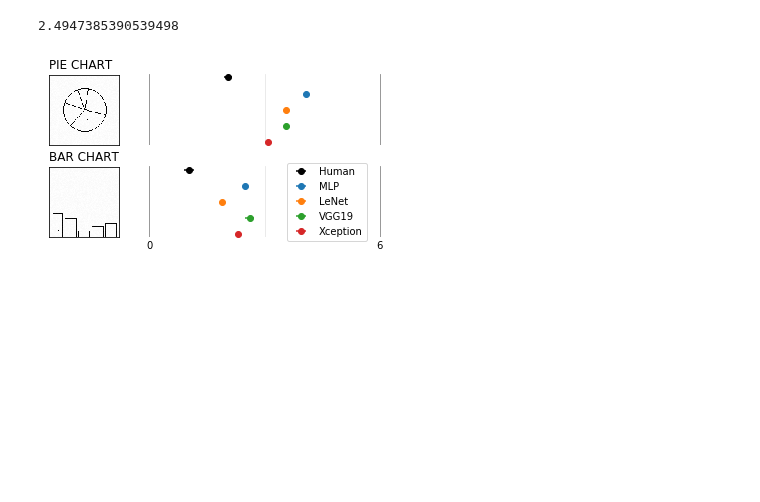
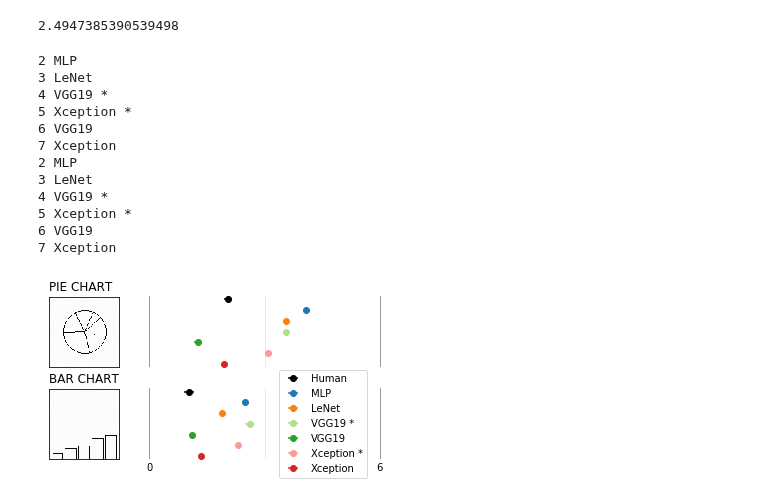
Before and after one commit to Rhoana/perception, a Jupyter notebook: IPY/Figure3_Analysis_BETTER_GFX.ipynb, the cells around one changed output. Saved outputs shown, nothing was run; the diff lists cells and outputs as text; code cells hidden in the pictures; blank space fills up the shorter version.

```diff
--- a/IPY/Figure3_Analysis_BETTER_GFX.ipynb
+++ b/IPY/Figure3_Analysis_BETTER_GFX.ipynb
@@ -19,6 +19,8 @@ reload(C)
 <module 'ClevelandMcGill' from '../EXP/ClevelandMcGill/__init__.pyc'>
 # %%
 RESULTS_DIR = '/n/regal/pfister_lab/PERCEPTION/RESULTS/'
+# %%
+RESULTS_DIR2 = '/n/regal/pfister_lab/PERCEPTION/RESULTS_FROM_SCRATCH//'
 # %%
 for subdir, _, _ in os.walk(RESULTS_DIR+'/C.Figure3.data_to_piechart'):
 #     print subdir
@@ -255,15 +339,15 @@ human_values.append((np.mean([v[0] for v in human_values]), np.mean([v[1] for v
 
 ## data
 no_samples = len(bar_stats[0][0])
-bar_data = [None]*4
-pie_data = [None]*4
-classifiers = ['MLP', 'LeNet', 'VGG19', 'Xception']
+bar_data = [None]*6
+pie_data = [None]*6
+classifiers = ['MLP', 'LeNet', 'VGG19 *', 'Xception *', 'VGG19', 'Xception']
 for i, c in enumerate(classifiers):
 
     bar_mlae_s = []
     pie_mlae_s = []
 
-    for sample in range(no_samples):
+    for sample in range(len(bar_stats[i][0])):
 
         # grab sample from both
         bar_mlae = bar_stats[i][0][sample]['MLAE']
@@ -274,6 +358,10 @@ for i, c in enumerate(classifiers):
 
     bar_data[i] = bar_mlae_s
     pie_data[i] = pie_mlae_s
+
+# swap vgg19 and xception *
+pie_data[3], pie_data[4] = pie_data[4], pie_data[3]
+bar_data[3], bar_data[4] = bar_data[4], bar_data[3]
 
 all_data = [pie_data, bar_data]
 
@@ -368,33 +456,66 @@ for row in range(rows):
         plt.xlim(0,6.1)
 
         ax = plt.gca()
         ax.spines['top'].set_visible(False)
         ax.spines['right'].set_visible(False)
         ax.spines['bottom'].set_visible(False)
         ax.spines['left'].set_visible(False)
 #         if row != 0:
         ax.get_yaxis().set_ticks([])
 #         else:
 #     #             print labels
 #             ax.get_yaxis().set_ticks(range(len(labels))) # we set the labels here
 #             ax.get_yaxis().set_ticklabels(labels)
 
         ax.get_xaxis().set_ticks(np.arange(0,7,6)) # mark the tange
         ax.get_xaxis().set_ticks(np.arange(3,3.1), minor=True) # mark the center
         ax.tick_params(axis=u'both', which=u'both',length=0)
 
         # remove tick marks
         if row == 0:
             from matplotlib.ticker import NullFormatter
             ax.xaxis.set_major_formatter(NullFormatter())
             ax.xaxis.set_ticks_position('none')
 
         # grid lines for X
         plt.grid(True, color='gray', which='major', axis='x', alpha=1)
         plt.grid(True, color='gray', which='minor', axis='x', alpha=0.2)
 
-        errorbars = plt.errorbar(means, y_pos, xerr=confidence, fmt='o', label=c)
+        c_color = 'C'+str(i-2)
+        print i, c
+        if i == 4:
+            # vgg19 imagenet
+#             c = c+' *'
+            c_color = '#b2df8a'
+        elif i == 5:
+            # vgg from scratch
+#             c = c+'vg s'
+            c = 'VGG19'
+            c_color = 'C2'
+        elif i == 6:
+            # xcpetion imagenet
+            c = 'Xception *'
+            c_color = '#fb9a99'
+        elif i == 7:
+            # xception from scratch
+#             c = c+'x sc'
+#             c = 'Xception'
+            c_color = 'C3'
+
+        errorbars = plt.errorbar(means, y_pos, xerr=confidence, fmt='o', label=c, color=c_color)
 plt.legend(loc='right', bbox_to_anchor=(0.95, 0.5))
-plt.savefig('../PAPER/gfx/figure3_mlae_better.pdf', bbox_inches='tight', pad_inches=0)
+plt.savefig('../PAPER/gfx/figure3_mlae_better_all.pdf', bbox_inches='tight', pad_inches=0)
 # %% [output]
+2 MLP
+3 LeNet
+4 VGG19 *
+5 Xception *
+6 VGG19
+7 Xception
+2 MLP
+3 LeNet
+4 VGG19 *
+5 Xception *
+6 VGG19
+7 Xception
-[figure, old version]
+[figure, new version]
```
Also changed, not shown: parts of 6 cells of this notebook, 5 other files.
